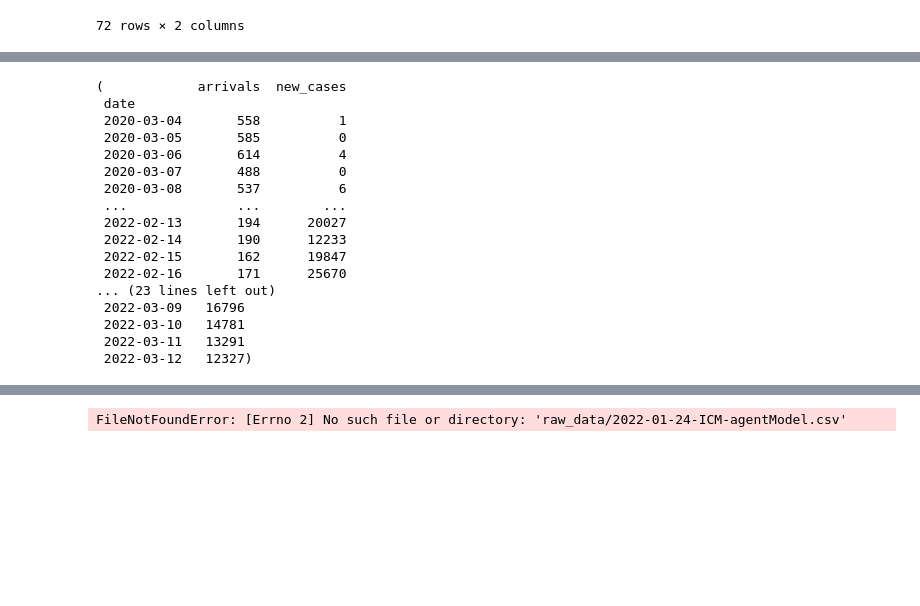
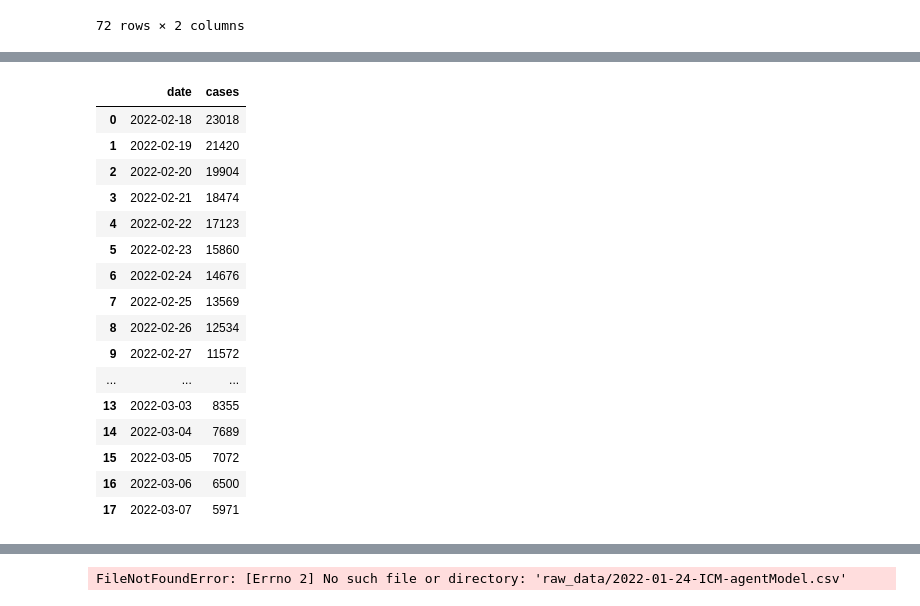
Before and after one commit to DimaYurchenko/covid-flight-prediction, a Jupyter notebook: final-prediction.ipynb, the cells around one changed output, grey strips where cells are left out. Cells and saved outputs as stored; diff of their text form; code cells hidden in the pictures; blank space fills up the shorter version.

```diff
--- a/final-prediction.ipynb
+++ b/final-prediction.ipynb
@@ -360,23 +317,25 @@ df, df.plot()
-# %%
-complete_data, df
-# %% [output]
-(            arrivals  new_cases
- date
- 2020-03-04       558          1
- 2020-03-05       585          0
- 2020-03-06       614          4
- 2020-03-07       488          0
- 2020-03-08       537          6
- ...              ...        ...
- 2022-02-13       194      20027
- 2022-02-14       190      12233
- 2022-02-15       162      19847
- 2022-02-16       171      25670
-... (23 lines left out)
- 2022-03-09   16796
- 2022-03-10   14781
- 2022-03-11   13291
- 2022-03-12   12327)
+# %%
+future_covid_data = pandas.read_csv('raw_data/covid_forecast_artificial.csv')
+future_covid_data['date'] = pandas.to_datetime(future_covid_data['date'])
+future_covid_data
+# %% [output]
+|  | date | cases |
+| 0 | 2022-02-18 | 23018 |
+| 1 | 2022-02-19 | 21420 |
+| 2 | 2022-02-20 | 19904 |
+| 3 | 2022-02-21 | 18474 |
+| 4 | 2022-02-22 | 17123 |
+| 5 | 2022-02-23 | 15860 |
+| 6 | 2022-02-24 | 14676 |
+| 7 | 2022-02-25 | 13569 |
+| 8 | 2022-02-26 | 12534 |
+| 9 | 2022-02-27 | 11572 |
+| ... | ... | ... |
+| 13 | 2022-03-03 | 8355 |
+| 14 | 2022-03-04 | 7689 |
+| 15 | 2022-03-05 | 7072 |
+| 16 | 2022-03-06 | 6500 |
+| 17 | 2022-03-07 | 5971 |
 # %%
 # future_covid_data = covid_data.drop(covid_data[covid_data['date'] <= arrivals_data['date'].iat[-1]].index)
 # future_covid_data = df
```
Also changed, not shown: parts of 3 cells of this notebook, 1 other file.
